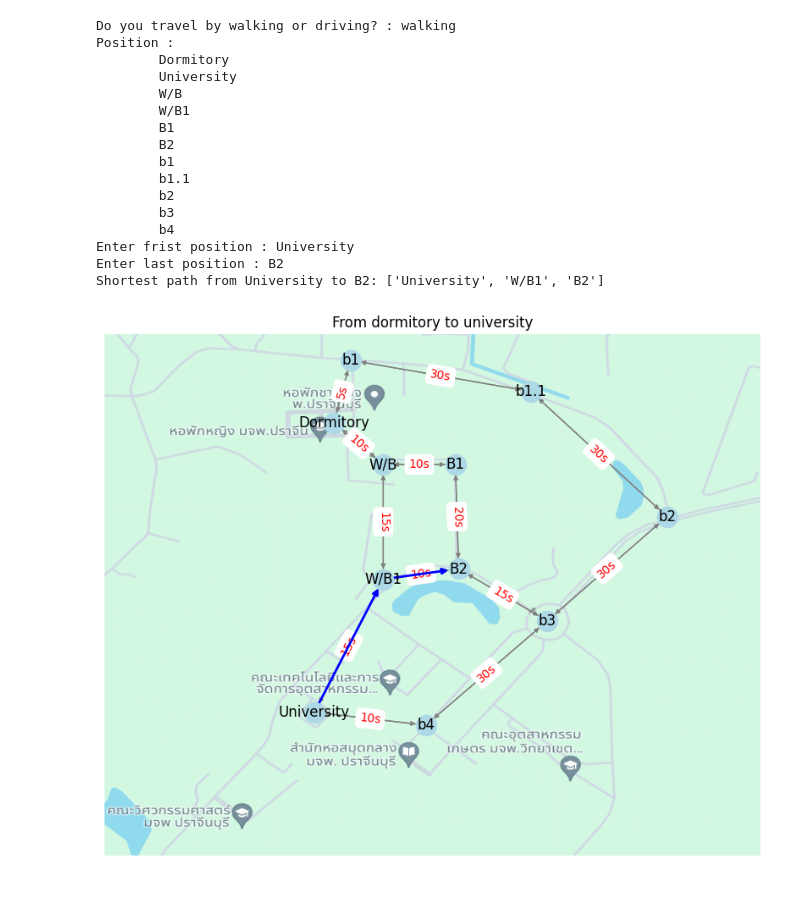
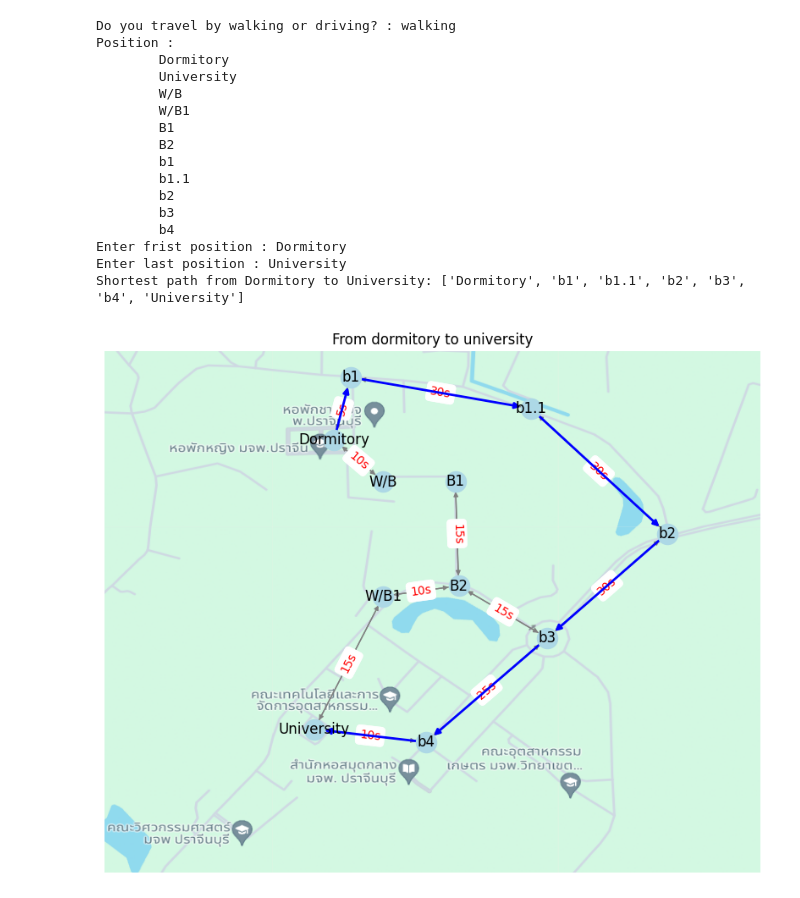
Before and after one commit to Feev004/Colab, a Jupyter notebook: Dormitory.ipynb, the cells around one changed output. Saved outputs shown, nothing was run; the diff lists cells and outputs as text; code cells hidden in the pictures.

```diff
--- a/Dormitory.ipynb
+++ b/Dormitory.ipynb
@@ -30,13 +30,12 @@ elif char == "driving":
   distances = {
     ('Dormitory', 'W/B'): 10, ('W/B', 'Dormitory'): 10,
     ('Dormitory', 'b1'): 5, ('b1', 'Dormitory'): 5,
-    ('b1', 'b1.1'): 60, ('b1.1', 'b1'): 60,
-    ('b1.1', 'b2'): 60, ('b2', 'b1.1'): 60,
-    ('b2', 'b3'): 60, ('b3', 'b2'): 60,
+    ('b1', 'b1.1'): 30, ('b1.1', 'b1'): 30,
+    ('b1.1', 'b2'): 30, ('b2', 'b1.1'): 30,
+    ('b2', 'b3'): 30, ('b3', 'b2'): 30,
     ('b3', 'b4'): 25, ('b4', 'b3'): 25,
     ('b3', 'B2') : 15, ('B2', 'b3') : 15,
     ('B2', 'W/B1'): 10, ('W/B1', 'B2'): 10,
-    ('W/B', 'B1'): 10, ('B1', 'W/B'): 10,
     ('B1', 'B2'): 15, ('B2', 'B1'): 15,
     ('b4', 'University'): 10, ('University', 'b4'): 10,
     ('W/B1', 'University'): 15, ('University', 'W/B1'): 15
@@ -83,34 +82,34 @@ print(f"Shortest path from {number1} to {number2}: {shortest_path}")
 # คำสั่งนี้จะสร้างกราฟของคลื่นไซน์ขนาด 10 นิ้ว x 8 นิ้วพร้อมชื่อแกนและหัวเรื่อง
 plt.figure(figsize=(10, 8))
 
 # แสดงภาพ
 plt.imshow(img, extent=[-1, 1, -1, 1], aspect='auto')
 
 # วาดกราฟ
 nx.draw(G, pos, with_labels=True, node_color='lightblue', node_size=300, edge_color='grey', arrowsize=8, connectionstyle='arc3, rad=0')
 nx.draw_networkx_edge_labels(G, pos, edge_labels={(u, v): f'{d["weight"]}s' for u, v, d in G.edges(data=True)}, font_color='red')
 
 # Highlight the shortest path
 path_edges = list(zip(shortest_path, shortest_path[1:]))  #shortest_path (original): ['Ant', 'E', 'G']  shortest_path[1:] (sliced): ['E', 'G']
 nx.draw_networkx_edges(G, pos, edgelist=path_edges, edge_color='blue', width=2)
 
 plt.title("From dormitory to university")
 plt.show()
 # %% [output]
 Do you travel by walking or driving? : walking
 Position :
         Dormitory
         University
         W/B
         W/B1
         B1
         B2
         b1
         b1.1
         b2
         b3
         b4
-Enter frist position : University
-Enter last position : B2
-Shortest path from University to B2: ['University', 'W/B1', 'B2']
+Enter frist position : Dormitory
+Enter last position : University
+Shortest path from Dormitory to University: ['Dormitory', 'b1', 'b1.1', 'b2', 'b3', 'b4', 'University']
-[figure, old version]
+[figure, new version]
```
